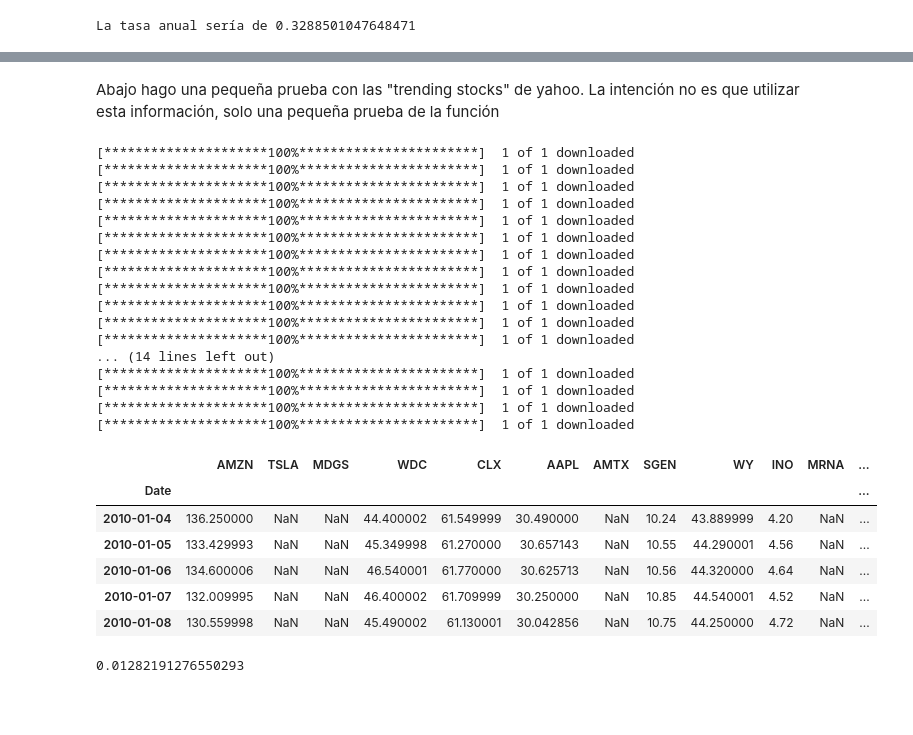
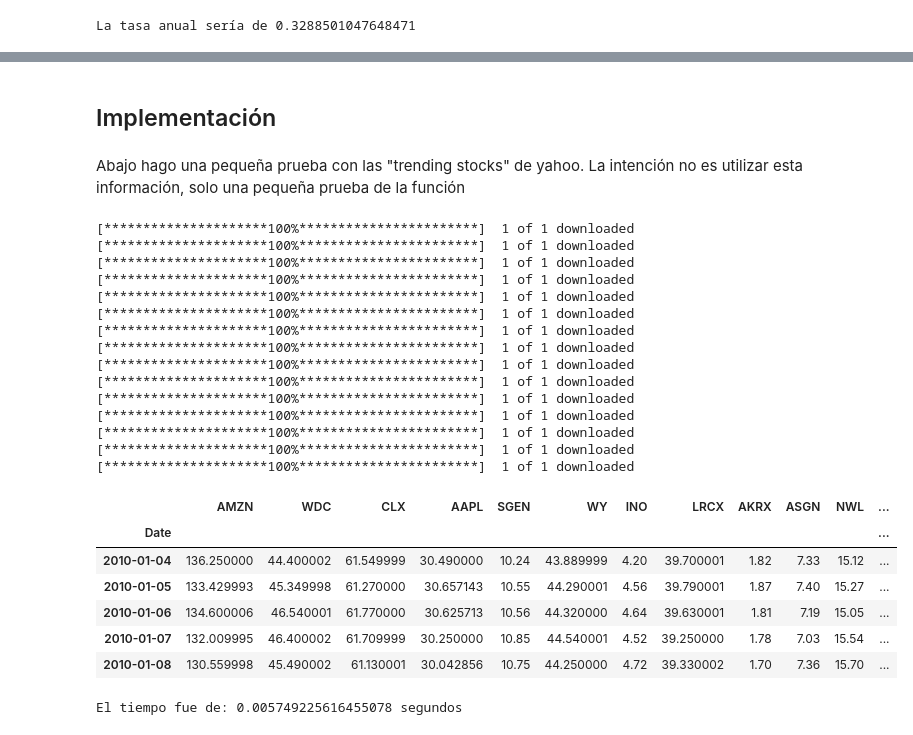
Before and after one commit to czammar/MNO_finalproject, a Jupyter notebook: notebooks/Programacion/2b_c_Valor_medio_y_covarianzas.ipynb, the cells around one changed output, grey strips where cells are left out. Drawn from its saved outputs; the diff is of its cells as text; code cells hidden in the pictures; blank space fills up the shorter version.

```diff
--- a/notebooks/2c_Valor_medio_esperado.ipynb
+++ b/notebooks/Programacion/2b_c_Valor_medio_y_covarianzas.ipynb
@@ -89,12 +109,14 @@ array(-0.00053819)
+# %% [markdown]
+## Implementación
 # %% [markdown]
-Abajo hago una pequeña prueba con las "trending stocks" de yahoo. La intención no es que utilizar esta información, solo una pequeña prueba de la función
+Abajo hago una pequeña prueba con las "trending stocks" de yahoo. La intención no es utilizar esta información, solo una pequeña prueba de la función
 # %%
-acciones = ['AMZN','TSLA','MDGS','WDC','CLX','AAPL','AMTX','SGEN','WY','INO','MRNA','GSUM','CODX','LRCX','MYO','AKRX','ASGN','MIST','NWL','BAND','X','LYRA','DCTH','RTX','XOM','BABA','SPI','MOMO','^GSPC','AGRX']
+acciones = ['AMZN','WDC','CLX','AAPL','SGEN','WY','INO','LRCX','AKRX','ASGN','NWL','X','RTX','XOM','^GSPC']
 # %%
-X = yf.download('AMZN', start='2010-01-01').Open
+df = yf.download('AMZN', start='2010-01-01').Open
 for a in acciones[1:]:
   x = yf.download(a, start='2010-01-01').Open
-  X = pd.concat([X,x], axis=1)
+  df = pd.concat([df,x], axis=1)
 # %% [output]
 [*********************100%***********************]  1 of 1 downloaded
 [*********************100%***********************]  1 of 1 downloaded
@@ -108,20 +130,18 @@ for a in acciones[1:]:
 [*********************100%***********************]  1 of 1 downloaded
 [*********************100%***********************]  1 of 1 downloaded
 [*********************100%***********************]  1 of 1 downloaded
-... (14 lines left out)
 [*********************100%***********************]  1 of 1 downloaded
 [*********************100%***********************]  1 of 1 downloaded
 [*********************100%***********************]  1 of 1 downloaded
-[*********************100%***********************]  1 of 1 downloaded
 # %%
-X.columns=acciones
+df.columns=acciones
 # %%
-X.head()
+df.head()
 # %% [output]
-|  | AMZN | TSLA | MDGS | WDC | CLX | AAPL | AMTX | SGEN | WY | INO | MRNA | ... |
+|  | AMZN | WDC | CLX | AAPL | SGEN | WY | INO | LRCX | AKRX | ASGN | NWL | ... |
 | Date |  |  |  |  |  |  |  |  |  |  |  | ... |
-| 2010-01-04 | 136.250000 | NaN | NaN | 44.400002 | 61.549999 | 30.490000 | NaN | 10.24 | 43.889999 | 4.20 | NaN | ... |
-| 2010-01-05 | 133.429993 | NaN | NaN | 45.349998 | 61.270000 | 30.657143 | NaN | 10.55 | 44.290001 | 4.56 | NaN | ... |
-| 2010-01-06 | 134.600006 | NaN | NaN | 46.540001 | 61.770000 | 30.625713 | NaN | 10.56 | 44.320000 | 4.64 | NaN | ... |
-| 2010-01-07 | 132.009995 | NaN | NaN | 46.400002 | 61.709999 | 30.250000 | NaN | 10.85 | 44.540001 | 4.52 | NaN | ... |
-| 2010-01-08 | 130.559998 | NaN | NaN | 45.490002 | 61.130001 | 30.042856 | NaN | 10.75 | 44.250000 | 4.72 | NaN | ... |
+| 2010-01-04 | 136.250000 | 44.400002 | 61.549999 | 30.490000 | 10.24 | 43.889999 | 4.20 | 39.700001 | 1.82 | 7.33 | 15.12 | ... |
+| 2010-01-05 | 133.429993 | 45.349998 | 61.270000 | 30.657143 | 10.55 | 44.290001 | 4.56 | 39.790001 | 1.87 | 7.40 | 15.27 | ... |
+| 2010-01-06 | 134.600006 | 46.540001 | 61.770000 | 30.625713 | 10.56 | 44.320000 | 4.64 | 39.630001 | 1.81 | 7.19 | 15.05 | ... |
+| 2010-01-07 | 132.009995 | 46.400002 | 61.709999 | 30.250000 | 10.85 | 44.540001 | 4.52 | 39.250000 | 1.78 | 7.03 | 15.54 | ... |
+| 2010-01-08 | 130.559998 | 45.490002 | 61.130001 | 30.042856 | 10.75 | 44.250000 | 4.72 | 39.330002 | 1.70 | 7.36 | 15.70 | ... |
@@ -128,10 +150,10 @@ X.head()
 # %%
 toc = time.time()
-R = X.apply(rendimiento_esperado,axis=0)
+R = calcular_rendimiento(X)
 tic = time.time()
-print(tic-toc)
+print("El tiempo fue de: {} segundos".format(tic-toc))
 # %% [output]
-0.01282191276550293
+El tiempo fue de: 0.005749225616455078 segundos
 # %%
 R
 # %% [output]
```
Also changed, not shown: parts of 18 cells of this notebook.
